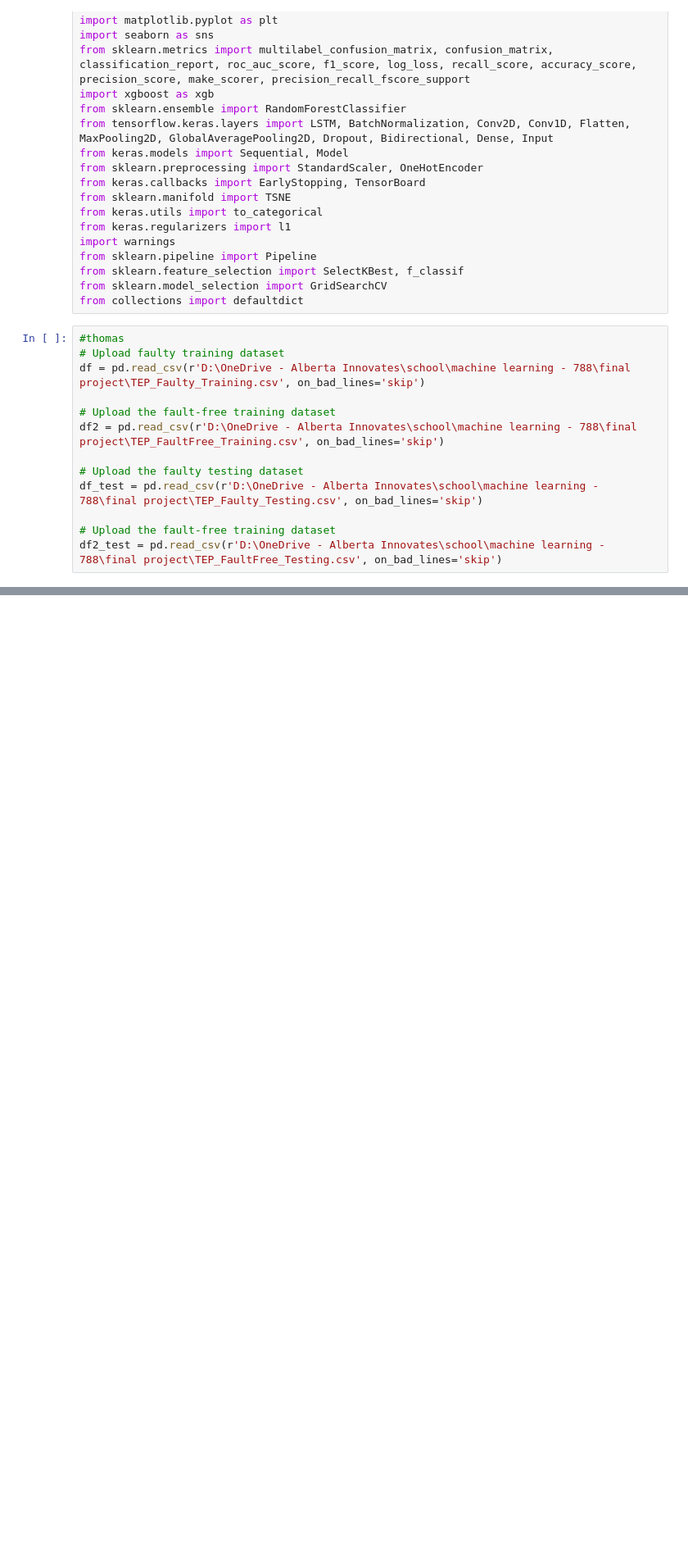
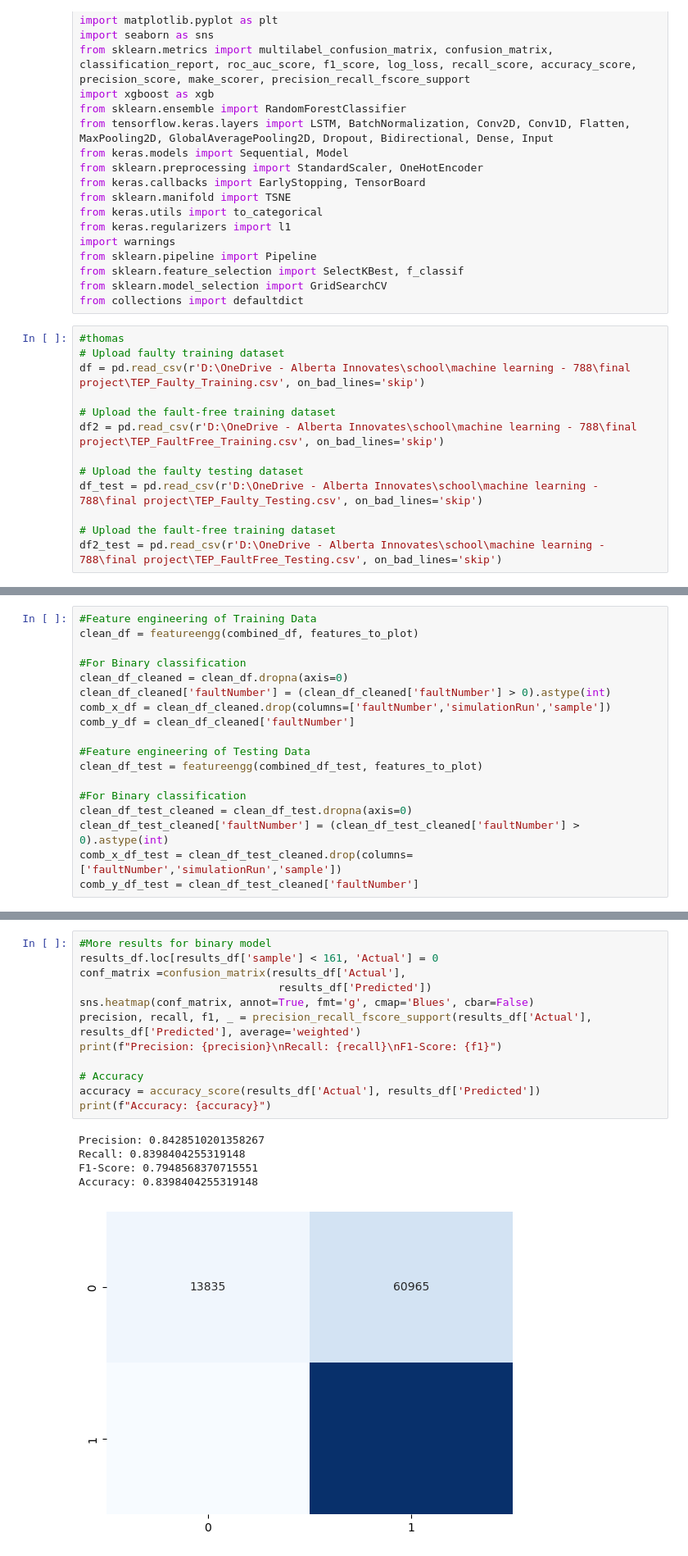
Before and after one commit to bns1808/MECE788Group1, a Jupyter notebook: main/RF and LSTM combined - TK.ipynb, the cells around one changed output, grey strips where cells are left out. Shown at 82% size. Cells and saved outputs as stored; diff of their text form; blank space fills up the shorter version.

```diff
--- a/main/RF and LSTM combined - TK.ipynb
+++ b/main/RF and LSTM combined - TK.ipynb
@@ -42,0 +103,18 @@ df2_test = df2_test.loc[(df2_test['simulationRun']<31),:]
+# %%
+#Feature engineering of Training Data
+clean_df = featureengg(combined_df, features_to_plot)
+
+#For Binary classification
+clean_df_cleaned = clean_df.dropna(axis=0)
+clean_df_cleaned['faultNumber'] = (clean_df_cleaned['faultNumber'] > 0).astype(int)
+comb_x_df = clean_df_cleaned.drop(columns=['faultNumber','simulationRun','sample'])
+comb_y_df = clean_df_cleaned['faultNumber']
+
+#Feature engineering of Testing Data
+clean_df_test = featureengg(combined_df_test, features_to_plot)
+
+#For Binary classification
+clean_df_test_cleaned = clean_df_test.dropna(axis=0)
+clean_df_test_cleaned['faultNumber'] = (clean_df_test_cleaned['faultNumber'] > 0).astype(int)
+comb_x_df_test = clean_df_test_cleaned.drop(columns=['faultNumber','simulationRun','sample'])
+comb_y_df_test = clean_df_test_cleaned['faultNumber']
@@ -42,0 +203,18 @@ df2_test = df2_test.loc[(df2_test['simulationRun']<31),:]
+# %%
+#More results for binary model
+results_df.loc[results_df['sample'] < 161, 'Actual'] = 0
+conf_matrix =confusion_matrix(results_df['Actual'],
+                               results_df['Predicted'])
+sns.heatmap(conf_matrix, annot=True, fmt='g', cmap='Blues', cbar=False)
+precision, recall, f1, _ = precision_recall_fscore_support(results_df['Actual'], results_df['Predicted'], average='weighted')
+print(f"Precision: {precision}\nRecall: {recall}\nF1-Score: {f1}")
+
+# Accuracy
+accuracy = accuracy_score(results_df['Actual'], results_df['Predicted'])
+print(f"Accuracy: {accuracy}")
+# %% [output]
+Precision: 0.8428510201358267
+Recall: 0.8398404255319148
+F1-Score: 0.7948568370715551
+Accuracy: 0.8398404255319148
+[figure, added]
```
Also changed, not shown: parts of 5 cells of this notebook, 1 other file.
